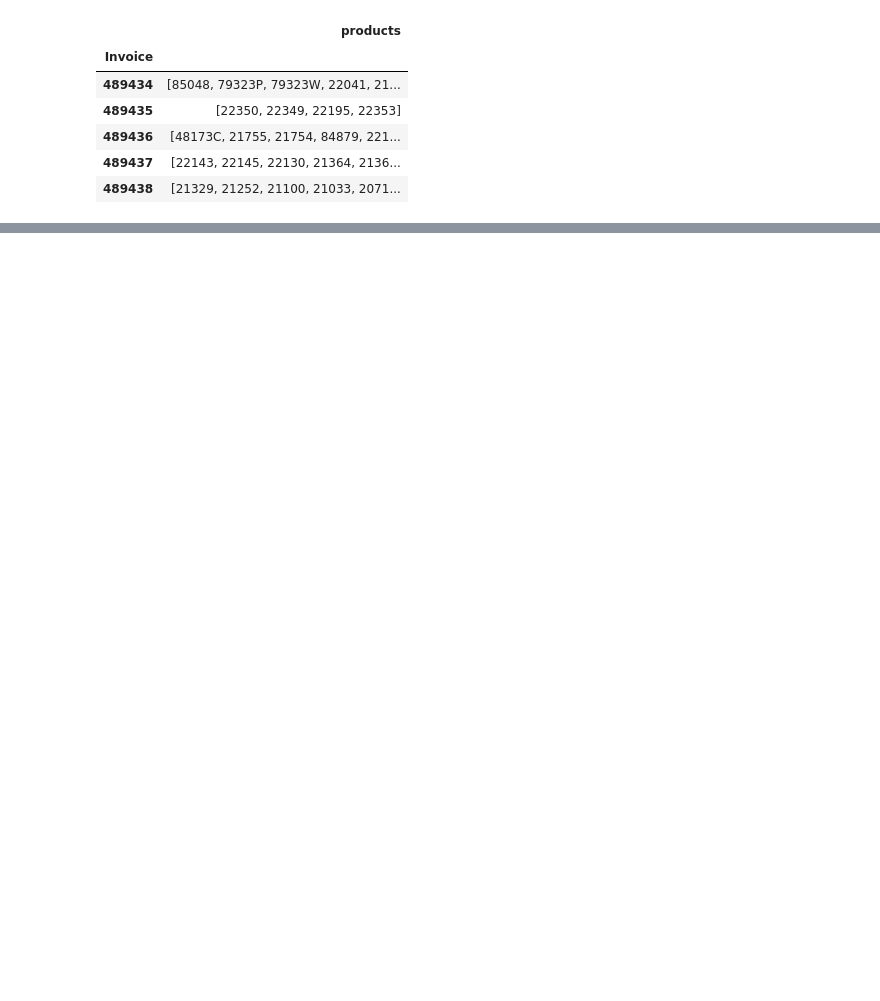
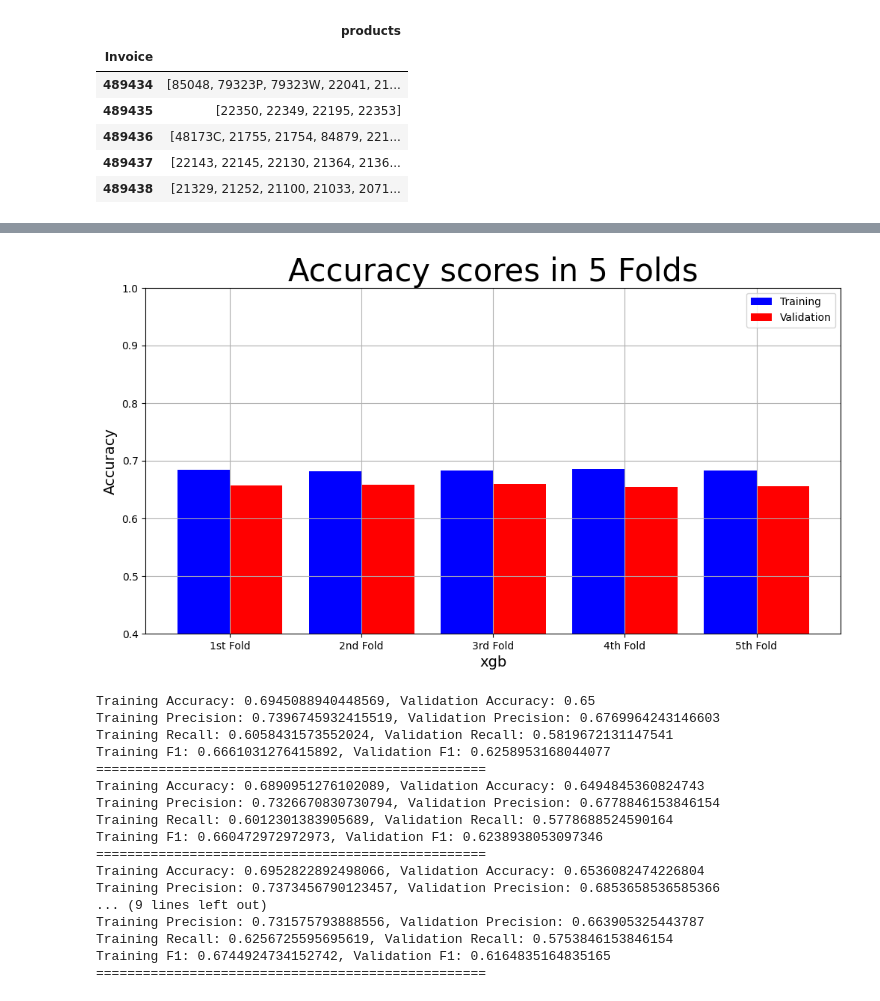
Before and after one commit to qiunimate/e-retail-play, a Jupyter notebook: main.ipynb, the cells around one changed output, grey strips where cells are left out. Saved outputs shown, nothing was run; the diff lists cells and outputs as text; code cells hidden in the pictures; blank space fills up the shorter version.

```diff
--- a/main.ipynb
+++ b/main.ipynb
@@ -139,0 +562,9 @@ For the product 82482, the top 5 products with highest probability are:
+# %%
+# evaluate the model
+
+for i in range(len(result["Training Accuracy scores"])):
+    print(f"Training Accuracy: {result['Training Accuracy scores'][i]}, Validation Accuracy: {result['Validation Accuracy scores'][i]}")
+    print(f"Training Precision: {result['Training Precision scores'][i]}, Validation Precision: {result['Validation Precision scores'][i]}")
+    print(f"Training Recall: {result['Training Recall scores'][i]}, Validation Recall: {result['Validation Recall scores'][i]}")
+    print(f"Training F1: {result['Training F1 scores'][i]}, Validation F1: {result['Validation F1 scores'][i]}")
+    print("="*50)
@@ -139,0 +589,3 @@ For the product 82482, the top 5 products with highest probability are:
+# %%
+# k-fold cross validation with xgboost
+xgb_result = cross_validation(xgb.XGBClassifier(objective="binary:logistic", random_state=42, verbose=1, learning_rate=xgb_best_i, max_depth=xgb_best_j), X_train, y_train, _cv=5)
@@ -139,0 +610,34 @@ For the product 82482, the top 5 products with highest probability are:
+# %%
+# plot the result
+model_name = "xgb"
+plot_result(model_name,
+            "Accuracy",
+            "Accuracy scores in 5 Folds",
+            xgb_result["Training Accuracy scores"],
+            xgb_result["Validation Accuracy scores"])
+
+for i in range(len(result["Training Accuracy scores"])):
+    print(f"Training Accuracy: {result['Training Accuracy scores'][i]}, Validation Accuracy: {result['Validation Accuracy scores'][i]}")
+    print(f"Training Precision: {result['Training Precision scores'][i]}, Validation Precision: {result['Validation Precision scores'][i]}")
+    print(f"Training Recall: {result['Training Recall scores'][i]}, Validation Recall: {result['Validation Recall scores'][i]}")
+    print(f"Training F1: {result['Training F1 scores'][i]}, Validation F1: {result['Validation F1 scores'][i]}")
+    print("="*50)
+# %% [output]
+[figure, added]
+Training Accuracy: 0.6945088940448569, Validation Accuracy: 0.65
+Training Precision: 0.7396745932415519, Validation Precision: 0.6769964243146603
+Training Recall: 0.6058431573552024, Validation Recall: 0.5819672131147541
+Training F1: 0.6661031276415892, Validation F1: 0.6258953168044077
+==================================================
+Training Accuracy: 0.6890951276102089, Validation Accuracy: 0.6494845360824743
+Training Precision: 0.7326670830730794, Validation Precision: 0.6778846153846154
+Training Recall: 0.6012301383905689, Validation Recall: 0.5778688524590164
+Training F1: 0.660472972972973, Validation F1: 0.6238938053097346
+==================================================
+Training Accuracy: 0.6952822892498066, Validation Accuracy: 0.6536082474226804
+Training Precision: 0.7373456790123457, Validation Precision: 0.6853658536585366
+... (9 lines left out)
+Training Precision: 0.731575793888556, Validation Precision: 0.663905325443787
+Training Recall: 0.6256725595695619, Validation Recall: 0.5753846153846154
+Training F1: 0.6744924734152742, Validation F1: 0.6164835164835165
+==================================================
```
Also changed, not shown: parts of 27 cells of this notebook, 1 other file.
